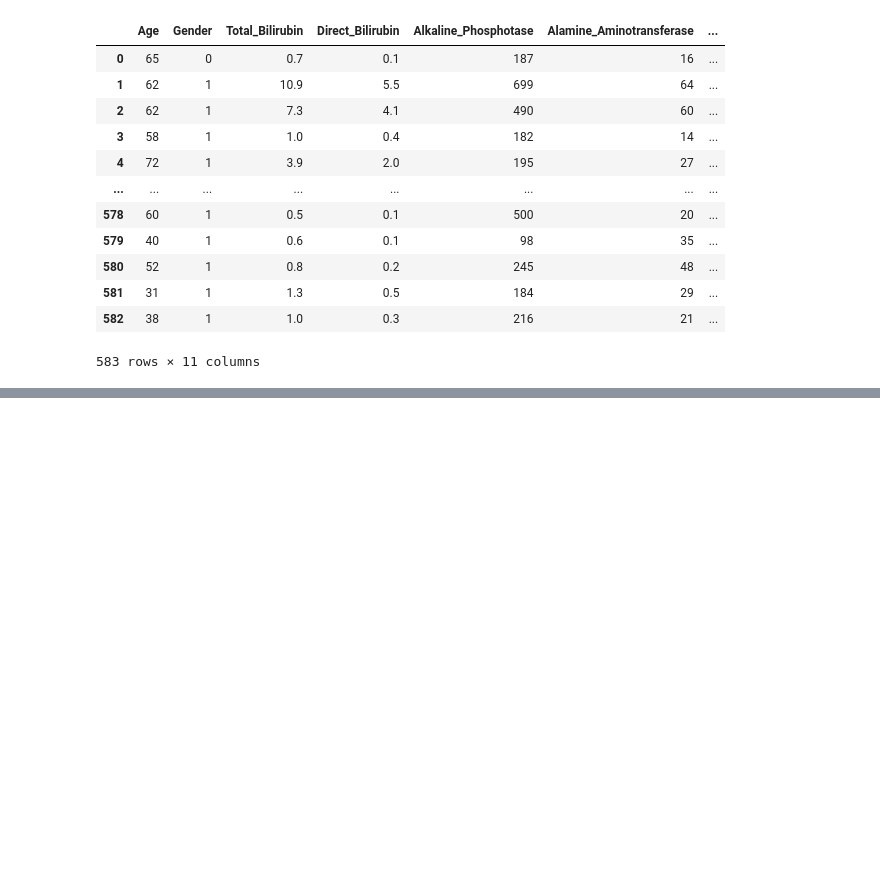
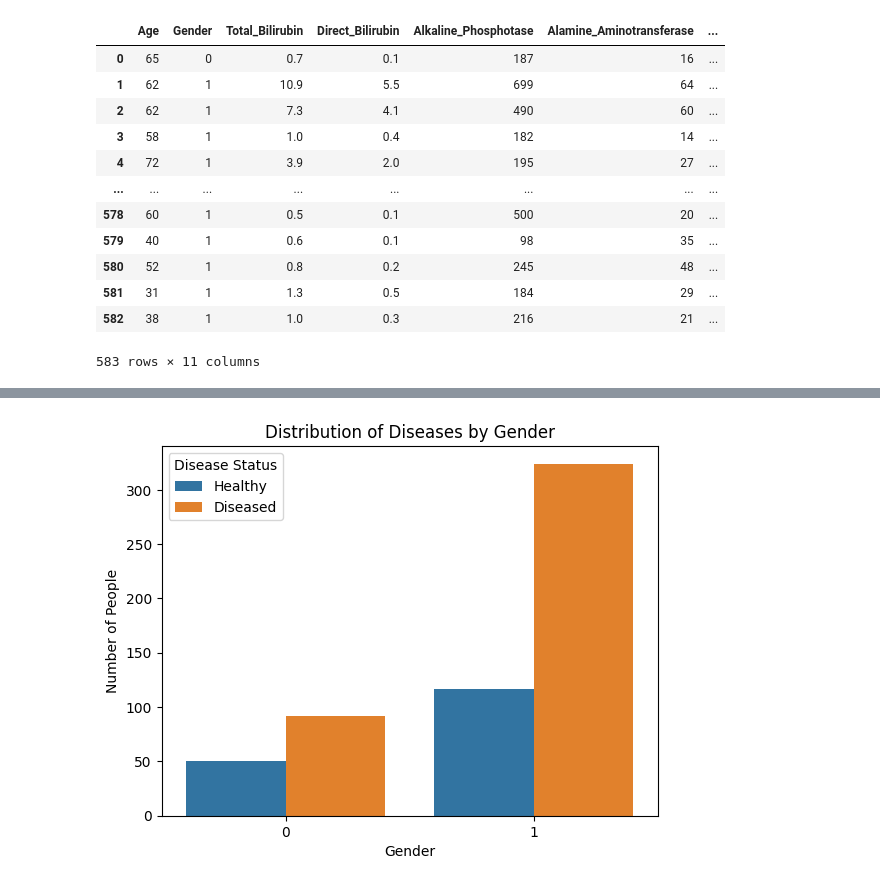
Before and after one commit to erginozahmetsafa/Indian-Liver-Patient, a Jupyter notebook: indian_liver_patient.ipynb, the cells around one changed output, grey strips where cells are left out. Cells and saved outputs as stored; diff of their text form; code cells hidden in the pictures; blank space fills up the shorter version.

```diff
--- a/indian_liver_patient.ipynb
+++ b/indian_liver_patient.ipynb
@@ -121,0 +129,10 @@ df
+# %%
+# Distribution of diseases by gender | Cinsiyete göre hastalık dağılımı
+sns.countplot(data=df, x='Gender', hue='Dataset')
+plt.title('Distribution of Diseases by Gender')
+plt.xlabel('Gender')
+plt.ylabel('Number of People')
+plt.legend(title='Disease Status', labels=['Healthy', 'Diseased'])
+plt.show()
+# %% [output]
+[figure, added]
```
Also changed, not shown: parts of 7 cells of this notebook.
